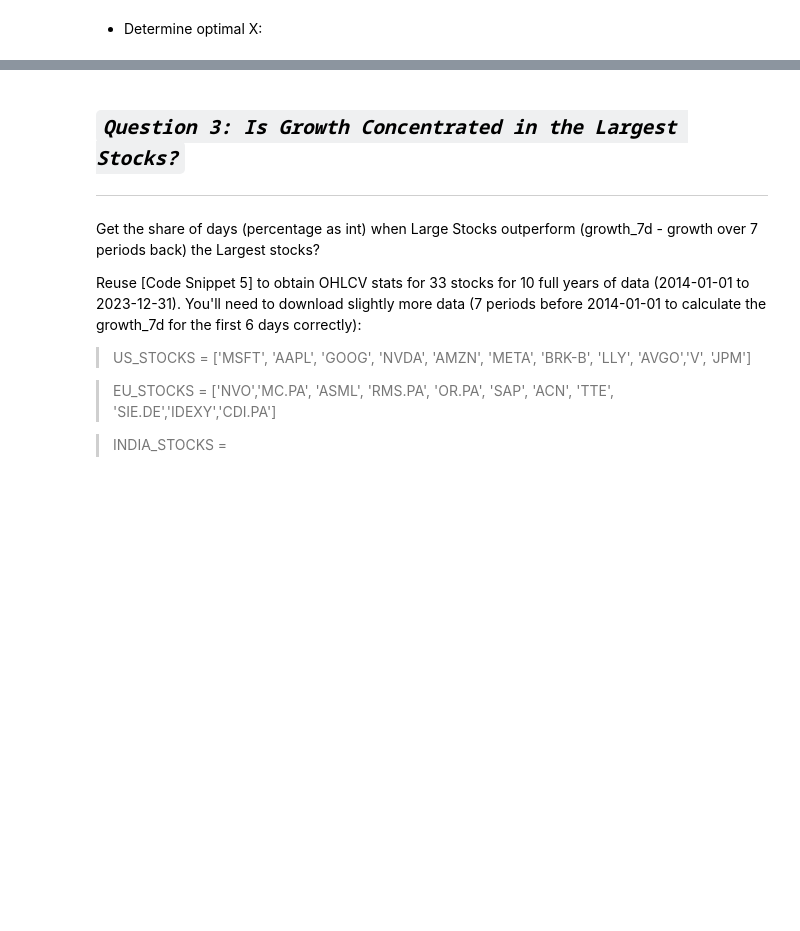
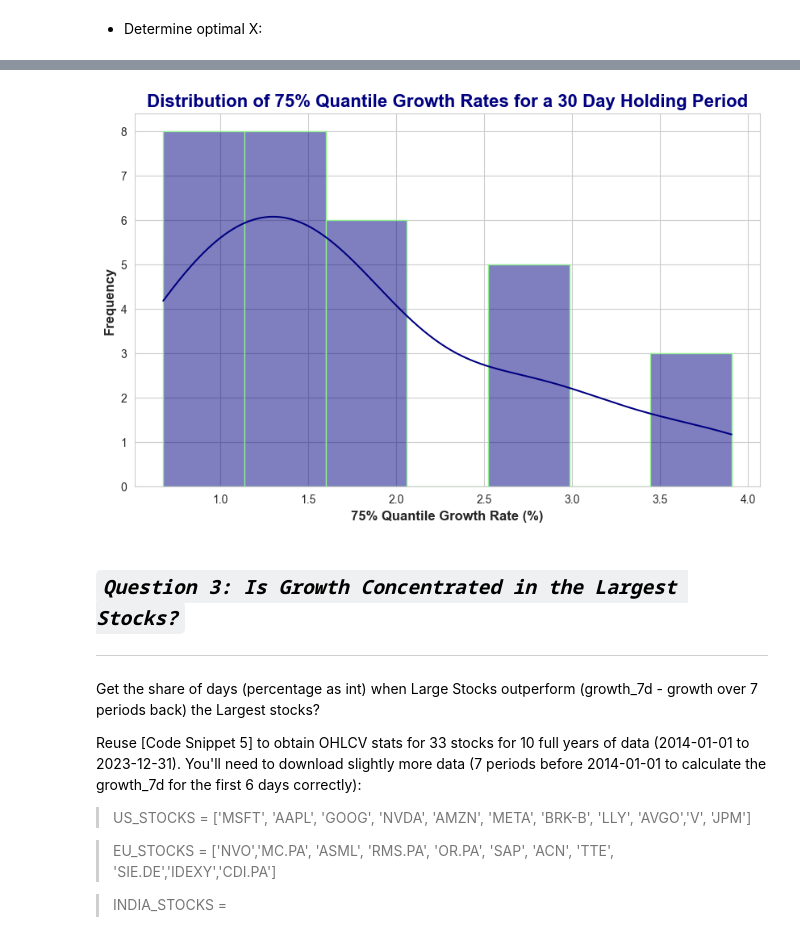
Before and after one commit to Ocean-code-1995/stock-market-analytics-zoomcamp, a Jupyter notebook: Module2/homework2.ipynb, the cells around one changed output, grey strips where cells are left out. Saved outputs shown, nothing was run; the diff lists cells and outputs as text; code cells hidden in the pictures; blank space fills up the shorter version.

```diff
--- a/Module2/homework2.ipynb
+++ b/Module2/homework2.ipynb
@@ -694,3 +697,12 @@ The optimal number of days to hold is: 28 with a 75% quantile growth of 5.079499
+# %%
+# histplot for 75% quantile growth rates
+plt.figure(figsize=(10, 6))
+plt.title('Distribution of 75% Quantile Growth Rates for a 30 Day Holding Period', size=16, weight='bold', color='navy')
+plt.xlabel('75% Quantile Growth Rate (%)', weight='bold', size=12),
+plt.ylabel('Frequency', weight='bold', size=12)
+sns.histplot(quantiles, kde=True, color='navy', edgecolor='lightgreen', bins=7);
+# %% [output]
+[figure, added]
 # %% [markdown]
 ## ***`Question 3: Is Growth Concentrated in the Largest Stocks?`***
 ---
```
Also changed, not shown: parts of 11 cells of this notebook.
